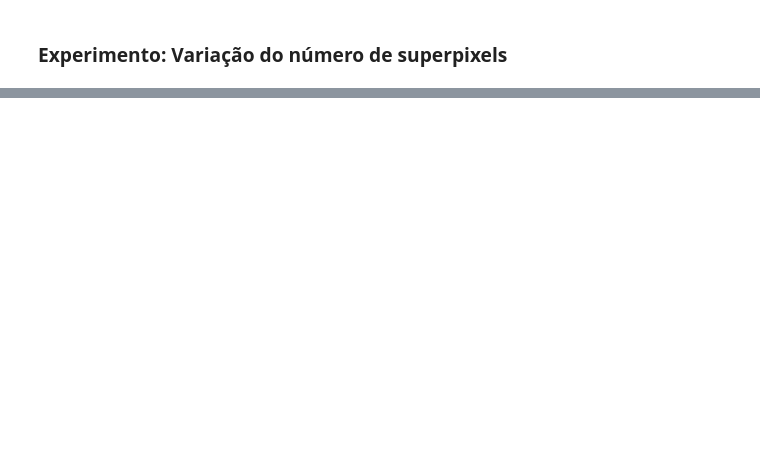
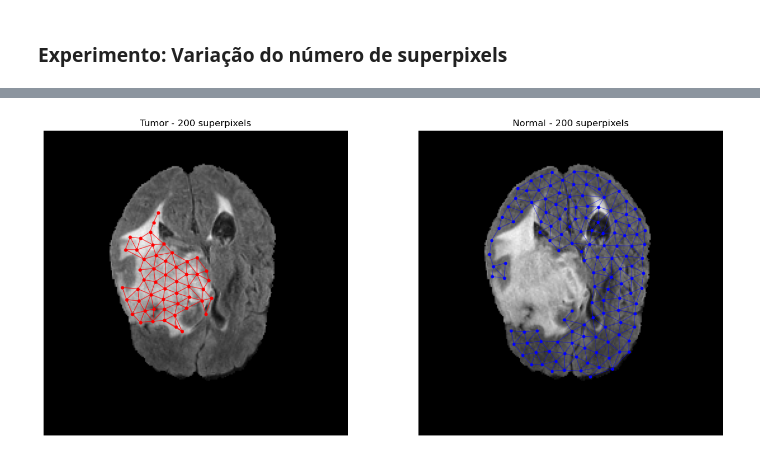
Before and after one commit to gab-rielly/superpixel-graph-brain-tumor, a Jupyter notebook: code.ipynb, the cells around one changed output, grey strips where cells are left out. Cells and saved outputs as stored; diff of their text form; code cells hidden in the pictures; blank space fills up the shorter version.

Commit message:
subgrafos

```diff
--- a/code.ipynb
+++ b/code.ipynb
@@ -405,12 +318,0 @@ for n_seg in lista_superpixels:
-# %%
-def metricas_subgrafo(G):
-
-    graus = [G.degree(n) for n in G.nodes()]
-
-    return {
-        "nos": G.number_of_nodes(),
-        "arestas": G.number_of_edges(),
-        "grau_medio": np.mean(graus) if len(graus) > 0 else 0,
-        "densidade": nx.density(G),
-        "componentes": nx.number_connected_components(G)
-    }
@@ -486,0 +352,71 @@ df_subgrafos
+# %%
+for n_seg in lista_superpixels:
+
+    exp = experimentos[n_seg]
+
+    G = exp["grafo"]
+    labels = exp["labels"]
+    pos = exp["pos"]
+
+    subgrafos = criar_subgrafos(G, labels)
+
+    G_tumor = subgrafos["tumor"]
+    G_normal = subgrafos["normal"]
+
+    fig, axes = plt.subplots(1, 2, figsize=(14, 6))
+
+    axes[0].imshow(img_norm, cmap="gray")
+
+    for u, v in G_tumor.edges():
+        x1, y1 = pos[u]
+        x2, y2 = pos[v]
+
+        axes[0].plot(
+            [x1, x2],
+            [y1, y2],
+            color="red",
+            linewidth=1,
+            alpha=0.7
+        )
+
+    tumor_nodes = list(G_tumor.nodes())
+    axes[0].scatter(
+        [pos[n][0] for n in tumor_nodes],
+        [pos[n][1] for n in tumor_nodes],
+        c="red",
+        s=12
+    )
+
+    axes[0].set_title(f"Tumor - {n_seg} superpixels")
+    axes[0].axis("off")
+
+
+    axes[1].imshow(img_norm, cmap="gray")
+
+    for u, v in G_normal.edges():
+        x1, y1 = pos[u]
+        x2, y2 = pos[v]
+
+        axes[1].plot(
+            [x1, x2],
+            [y1, y2],
+            color="blue",
+            linewidth=0.8,
+            alpha=0.5
+        )
+
+    normal_nodes = list(G_normal.nodes())
+    axes[1].scatter(
+        [pos[n][0] for n in normal_nodes],
+        [pos[n][1] for n in normal_nodes],
+        c="blue",
+        s=10
+    )
+
+    axes[1].set_title(f"Normal - {n_seg} superpixels")
+    axes[1].axis("off")
+
+    plt.tight_layout()
+    plt.show()
+# %% [output]
+[figure, added]
```
Also changed, not shown: parts of 19 cells of this notebook.
